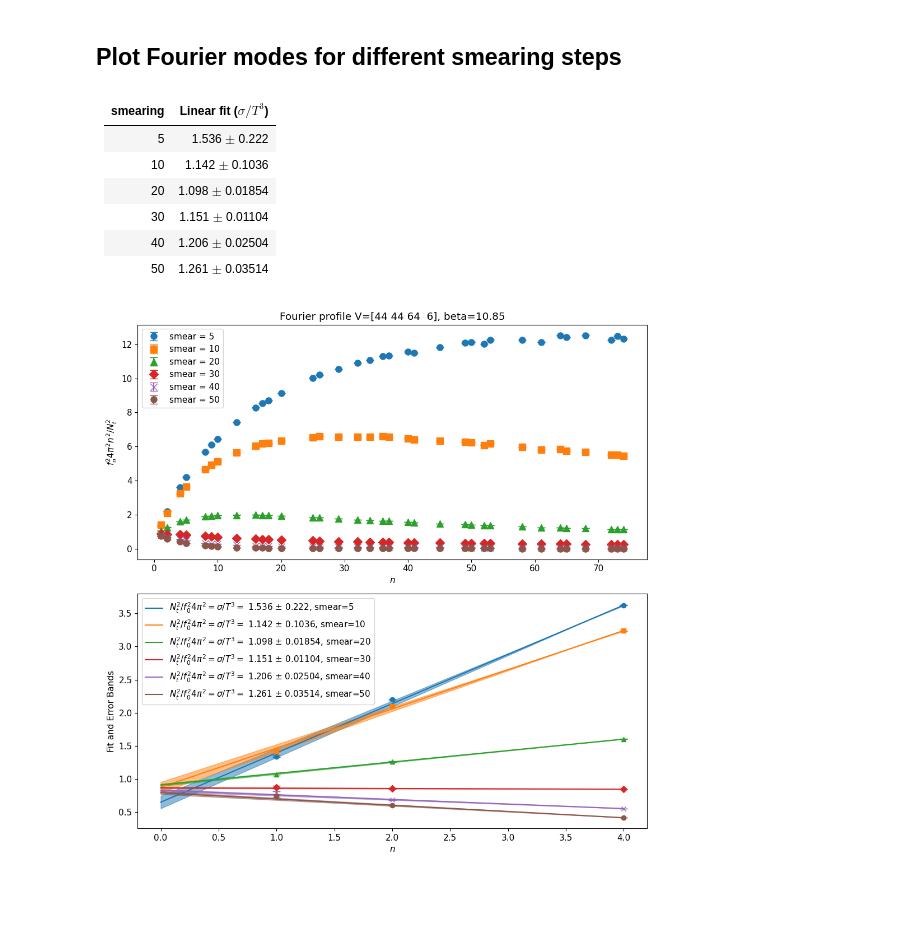
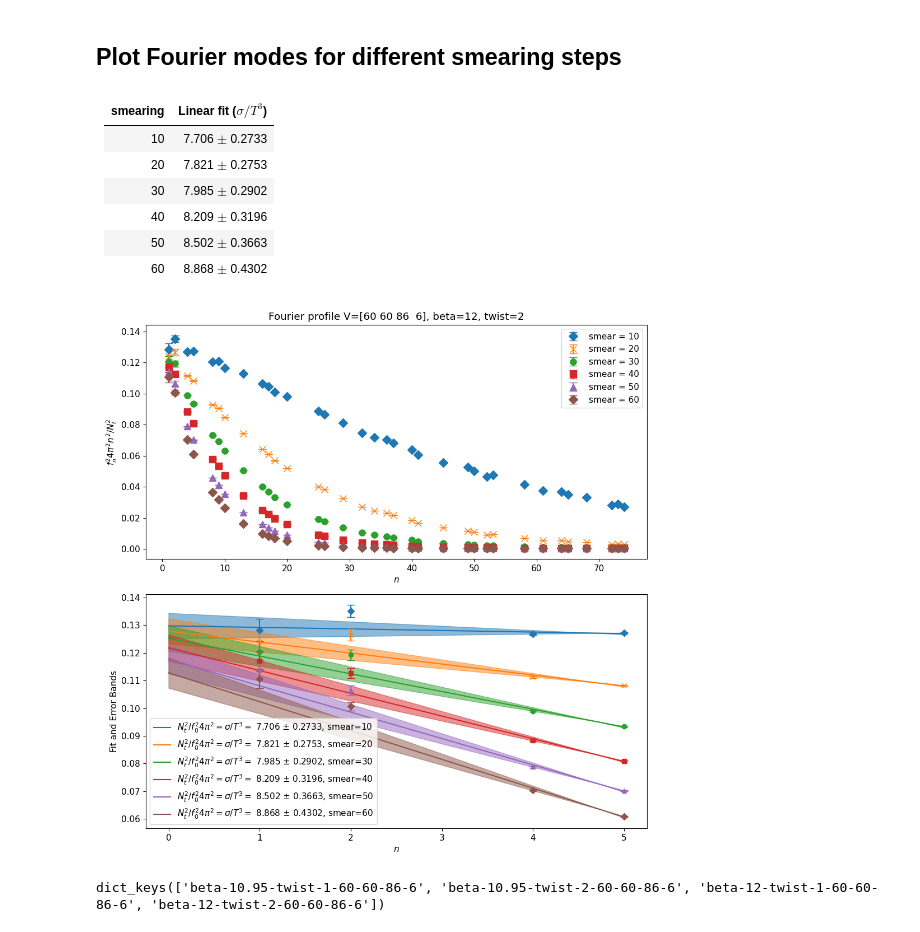
Before and after one commit to Haaaaron/SUN_twist_python_analysis, a Jupyter notebook: notebooks/SUN_compute_fourier_modes.ipynb, the cells around one changed output. Drawn from its saved outputs; the diff is of its cells as text; code cells hidden in the pictures; blank space fills up the shorter version.

```diff
--- a/notebooks/SUN_compute_fourier_modes.ipynb
+++ b/notebooks/SUN_compute_fourier_modes.ipynb
@@ -23,12 +41,12 @@ $z_2$: $\alpha_{o-o} / T^3(\beta=10.85) = 1.5433288477348852$
 # %%
-from modules.globals import folder_names
-choose_folder = 11
-smooth_surfaces = {}
-folder = folder_names[choose_folder-1]
-files = glob.glob(os.path.join(folder, "surface_smooth_*"))
+choose_folder = 13
+fourier_profiles = {}
+folder = folders[choose_folder]
+files = glob.glob(os.path.join(folder, "fourier_profile_*"))
 for file in files:
     file_name = file.split("/")[-1]
     smearing_level = file_name.split("_")[-1]
-    volume, surface_smooth = read_and_write.read_surface_data(folder, file_name)
-    smooth_surfaces[smearing_level] = surface_smooth
-smooth_surfaces = dict(sorted(smooth_surfaces.items(), key=lambda item: int(item[0])))
+    volume, modes, fourier_profile = read_and_write.read_fourier_profile(folder,file_name=file_name)
+    fourier_profiles[smearing_level] = fourier_profile
+fourier_profiles = dict(sorted(fourier_profiles.items(), key=lambda item: int(item[0])))
+utility.display_markdown_title(folder)
@@ -39,2 +54,0 @@ np.unique([np.shape(instance) for instance in smooth_surfaces["10"]],return_coun
-# %%
-indices = sf.surface_amplitudes(smooth_surfaces=smooth_surfaces,return_threshold=None,plot_histogram=True,thermalization=1000)
@@ -50,14 +54,0 @@ Smearing Level: 50
-# %%
-from modules.globals import folder_names
-
-choose_folder = 11
-fourier_profiles = {}
-folder = folder_names[choose_folder-1]
-files = glob.glob(os.path.join(folder, "fourier_profile_*"))
-for file in files:
-    file_name = file.split("/")[-1]
-    smearing_level = file_name.split("_")[-1]
-    volume, modes, fourier_profile = read_and_write.read_fourier_profile(folder,file_name=file_name)
-    fourier_profiles[smearing_level] = fourier_profile
-fourier_profiles = dict(sorted(fourier_profiles.items(), key=lambda item: int(item[0])))
-utility.display_markdown_title(folder)
@@ -74,7 +63,7 @@ for smearing_level, profile in fourier_profiles.items():
         indices_set = indices[smearing_level]
         profile = np.delete(profile, list(indices_set), axis=0)
         print(f"Dropped {sample_size-len(profile)} samples")
-    f_n, errors = utility.compute_with_aa_jackknife_fourier(profile, 10, thermalization=10000)
+    f_n, errors = utility.compute_with_aa_jackknife_fourier(profile, 10, thermalization=1000)
     f_n_list.append(f_n)
     errors_list.append(errors)
 # %% [markdown]
@@ -82,30 +71,37 @@ for smearing_level, profile in fourier_profiles.items():
 # %%
 %matplotlib widget
 smearing_levels = list(fourier_profiles.keys())
 show_plot = True
+twist = folder.split("/")[4].split('-')[3]
+temp = folder.split("/")[4].split('-')[1]
 data = {
     "smearing": smearing_levels,
     "linear": [
         fourier_surface.compute_fourier_profile(
-            modes, f_n, volume, errors=error, beta=10.85, fit_range=3, smearing=smear, show_plot=show_plot
+            modes, f_n, volume, errors=error, beta=temp, twist=twist, fit_range=4, smearing=smear, show_plot=show_plot
         ) for f_n, error, smear in zip( f_n_list, errors_list, smearing_levels)
     ]
     # "exponential": [
     #     fourier_surface.compute_fourier_profile_exponential_fit(
     #         n_2, f_n, volume, errors=error, beta=10.85, smearing=smear, show_plot=show_plot
     #     ) for n_2, f_n, error, smear in zip(n_2_list, f_n_list, errors_list, smearing_levels)
     # ]
 }
+surface_tension_dict[folder.split("/")[-1]] = data
 df = pd.DataFrame(data)
 utility.print_df_as_markdown_fourier_modes(df)
 fourier_surface.global_fig = None
 # %% [output]
 |   smearing | Linear fit ($\sigma / T^3$)   |
 |-----------:|:------------------------------|
-|          5 | 1.536 $\pm$ 0.222             |
-|         10 | 1.142 $\pm$ 0.1036            |
-|         20 | 1.098 $\pm$ 0.01854           |
-|         30 | 1.151 $\pm$ 0.01104           |
-|         40 | 1.206 $\pm$ 0.02504           |
-|         50 | 1.261 $\pm$ 0.03514           |
+|         10 | 7.706 $\pm$ 0.2733            |
+|         20 | 7.821 $\pm$ 0.2753            |
+|         30 | 7.985 $\pm$ 0.2902            |
+|         40 | 8.209 $\pm$ 0.3196            |
+|         50 | 8.502 $\pm$ 0.3663            |
+|         60 | 8.868 $\pm$ 0.4302            |
-[figure, old version]
+[figure, new version]
+# %%
+surface_tension_dict.keys()
+# %% [output]
+dict_keys(['beta-10.95-twist-1-60-60-86-6', 'beta-10.95-twist-2-60-60-86-6', 'beta-12-twist-1-60-60-86-6', 'beta-12-twist-2-60-60-86-6'])
```
Also changed, not shown: parts of 7 cells of this notebook, 36 other files.
